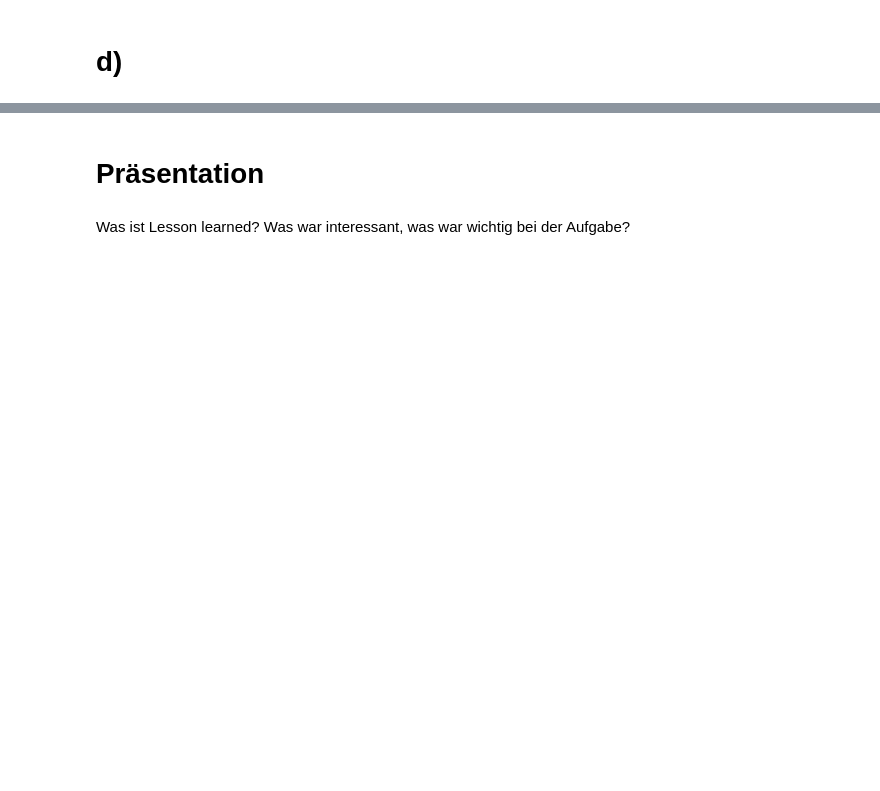
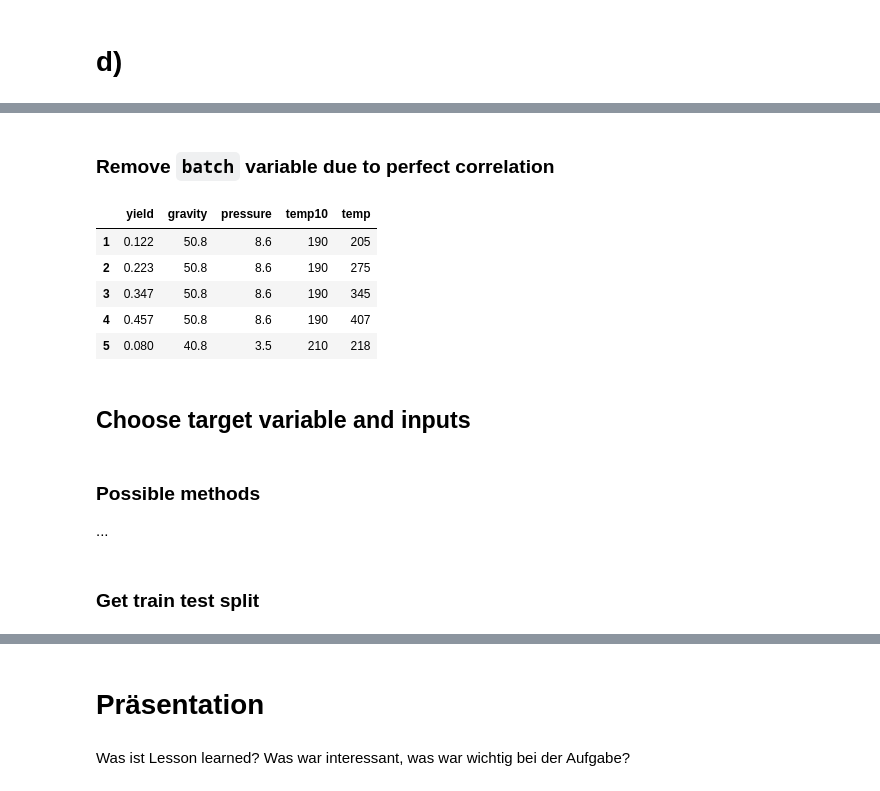
Before and after one commit to u-adrian/PSDA, a Jupyter notebook: 01_Exercise/Aufgabe_3.ipynb, the cells around one changed output, grey strips where cells are left out. Saved outputs shown, nothing was run; the diff lists cells and outputs as text; code cells hidden in the pictures; blank space fills up the shorter version.

```diff
--- a/01_Exercise/Aufgabe_3.ipynb
+++ b/01_Exercise/Aufgabe_3.ipynb
@@ -346,0 +541,14 @@ gasoline.head()
+# %% [markdown]
+### Remove `batch` variable due to perfect correlation
+# %%
+gasoline.drop(columns="batch", inplace=True)
+gasoline.head()
+# %% [output]
+|  | yield | gravity | pressure | temp10 | temp |
+| 1 | 0.122 | 50.8 | 8.6 | 190 | 205 |
+| 2 | 0.223 | 50.8 | 8.6 | 190 | 275 |
+| 3 | 0.347 | 50.8 | 8.6 | 190 | 345 |
+| 4 | 0.457 | 50.8 | 8.6 | 190 | 407 |
+| 5 | 0.080 | 40.8 | 3.5 | 210 | 218 |
+# %% [markdown]
+## Choose target variable and inputs
@@ -346,0 +558,6 @@ gasoline.head()
+# %% [markdown]
+### Possible methods
+
+...
+# %% [markdown]
+### Get train test split
```
Also changed, not shown: parts of 67 cells of this notebook, 1 other file.
